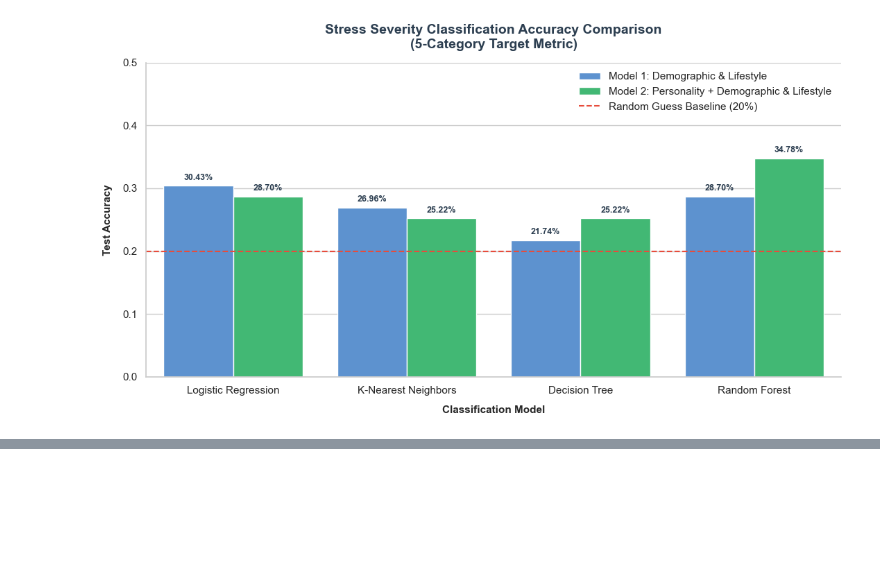
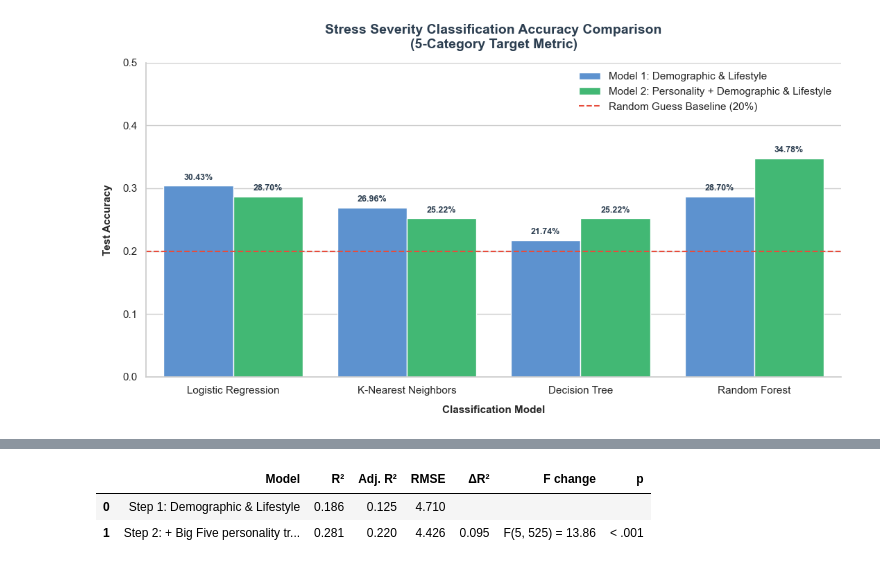
Before and after one commit to Machine-Learning-CSC1169-Group-Project/bangladesh_dataset, a Jupyter notebook: Swetha/Modelss.ipynb, the cells around one changed output, grey strips where cells are left out. Saved outputs shown, nothing was run; the diff lists cells and outputs as text; code cells hidden in the pictures; blank space fills up the shorter version.

```diff
--- a/Swetha/Modelss.ipynb
+++ b/Swetha/Modelss.ipynb
@@ -503,0 +476,79 @@ Big Five traits ranked by strength of association with stress (|rho|):
+# %%
+#Spearman Correlations
+from scipy.stats import spearmanr
+import statsmodels.api as sm
+
+def stars(p):
+    return '***' if p < 0.001 else '**' if p < 0.01 else '*' if p < 0.05 else ''
+
+def format_p(p):
+    """APA-style p-value: '< .001' for very small values, otherwise 3 decimals without the leading zero."""
+    if p < 0.001:
+        return "< .001"
+    return f"{p:.3f}".lstrip("0")
+
+def standardise(X):
+    X = X.astype(float)
+    X = X.loc[:, X.std() > 0]
+    return (X - X.mean()) / X.std()
+
+
+y_full = ml_df_encoded['Stress_Score']
+X_step1 = standardise(ml_df_encoded[demo_lifestyle_features])
+X_step2 = standardise(ml_df_encoded[all_regression_features])
+
+step1 = sm.OLS(y_full, sm.add_constant(X_step1)).fit()
+step2 = sm.OLS(y_full, sm.add_constant(X_step2)).fit()
+
+rmse1 = np.sqrt(np.mean(step1.resid ** 2))
+rmse2 = np.sqrt(np.mean(step2.resid ** 2))
+f_stat, p_change, df_diff = step2.compare_f_test(step1)
+
+hier_table = pd.DataFrame({
+    'Model': ['Step 1: Demographic & Lifestyle', 'Step 2: + Big Five personality traits'],
+    'R²': [step1.rsquared, step2.rsquared],
+    'Adj. R²': [step1.rsquared_adj, step2.rsquared_adj],
+    'RMSE': [rmse1, rmse2],
+    'ΔR²': ['', f"{step2.rsquared - step1.rsquared:.3f}"],
+    'F change': ['', f"F({int(df_diff)}, {int(step2.df_resid)}) = {f_stat:.2f}"],
+    'p': ['', format_p(p_change)],
+}).round(3)
+
+print("HIERARCHICAL REGRESSION: does personality add beyond demographic & lifestyle factors?")
+display(hier_table)
+
+rows = []
+for trait in big_five_cols:
+    rho, p = spearmanr(df[trait], df['Stress_Score'])
+    rows.append({'Trait': trait, 'Spearman rho': rho, 'p_raw': p})
+
+spearman_df = pd.DataFrame(rows)
+spearman_df = spearman_df.reindex(spearman_df['Spearman rho'].abs().sort_values(ascending=False).index).reset_index(drop=True)
+
+spearman_display = spearman_df[['Trait', 'Spearman rho']].round(3)
+spearman_display['p'] = spearman_df['p_raw'].apply(format_p)
+print("\nSPEARMAN CORRELATIONS: Big Five traits ranked by strength of associationwith Stress")
+display(spearman_display)
+
+sns.set_theme(style="whitegrid")
+fig, ax = plt.subplots(figsize=(9, 5))
+plot_df = spearman_df.sort_values('Spearman rho')
+colors = ['#E74C3C' if r > 0 else '#4A90E2' for r in plot_df['Spearman rho']]
+bars = ax.barh(plot_df['Trait'], plot_df['Spearman rho'], color=colors)
+ax.axvline(0, color='#2c3e50', linewidth=1)
+for bar, r, p in zip(bars, plot_df['Spearman rho'], plot_df['p_raw']):
+    x = bar.get_width()
+    ax.text(x + (0.01 if x >= 0 else -0.01), bar.get_y() + bar.get_height() / 2,
+            f"{r:.2f}{stars(p)}", va='center', ha='left' if x >= 0 else 'right',
+            fontsize=10, weight='bold', color='#2c3e50')
+lim = max(0.1, plot_df['Spearman rho'].abs().max() + 0.1)
+ax.set_xlim(-lim, lim)
+ax.set_title("Spearman Correlation of Big Five Traits with Stress Score\n(red = higher trait, more stress; blue = higher trait, less stress)",
+             fontsize=13, weight='bold', pad=15, color='#2c3e50')
+ax.set_xlabel("Spearman's rho", fontsize=11, weight='semibold')
+ax.set_ylabel("")
+ax.text(1, -0.15, "* p < .05   ** p < .01   *** p < .001", transform=ax.transAxes, ha='right', fontsize=9, color='#7f8c8d')
+sns.despine()
+plt.tight_layout()
+plt.show()
+# %% [output]
@@ -503,0 +556,3 @@ Big Five traits ranked by strength of association with stress (|rho|):
+|  | Model | R² | Adj. R² | RMSE | ΔR² | F change | p |
+| 0 | Step 1: Demographic & Lifestyle | 0.186 | 0.125 | 4.710 |  |  |  |
+| 1 | Step 2: + Big Five personality tr... | 0.281 | 0.220 | 4.426 | 0.095 | F(5, 525) = 13.86 | < .001 |
```
Also changed, not shown: parts of 8 cells of this notebook.
